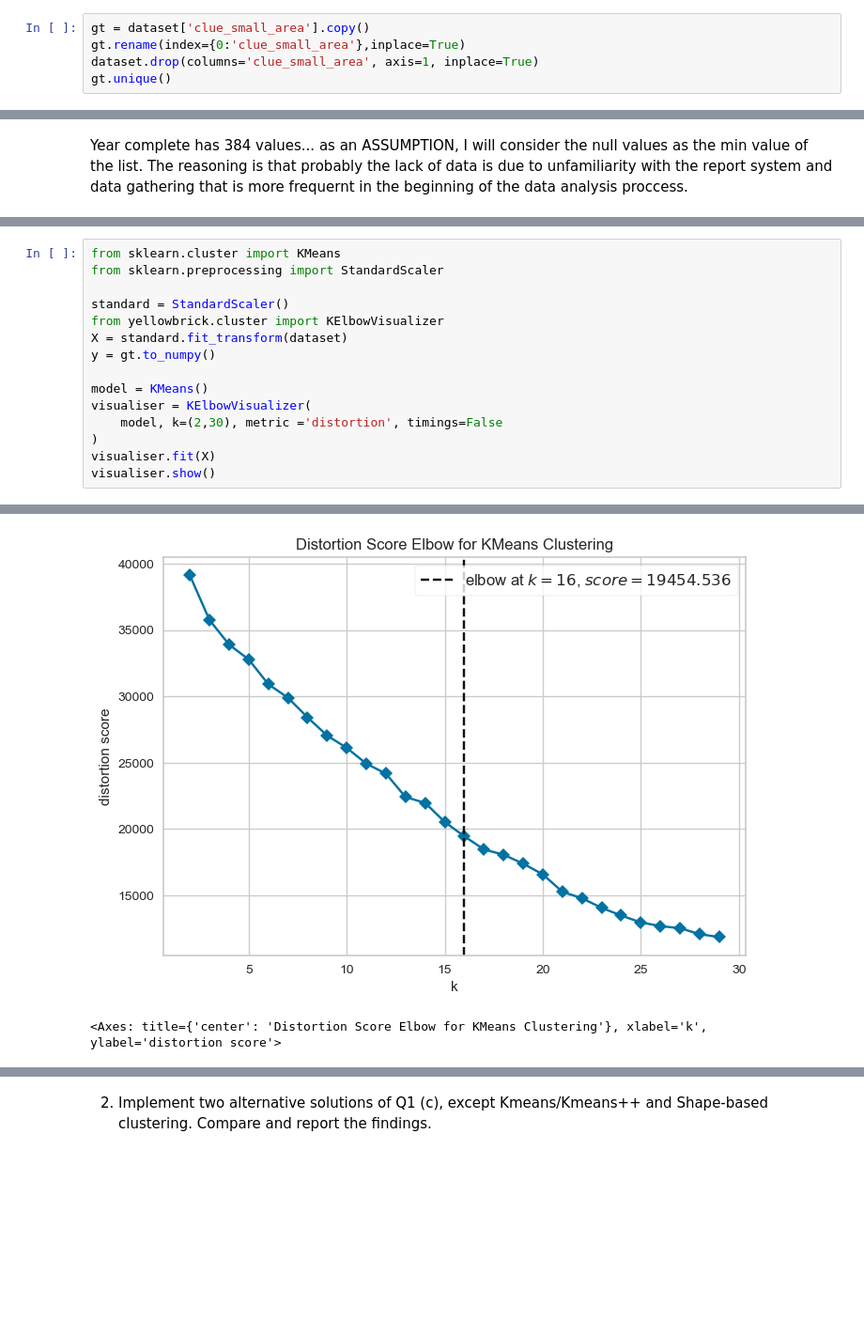
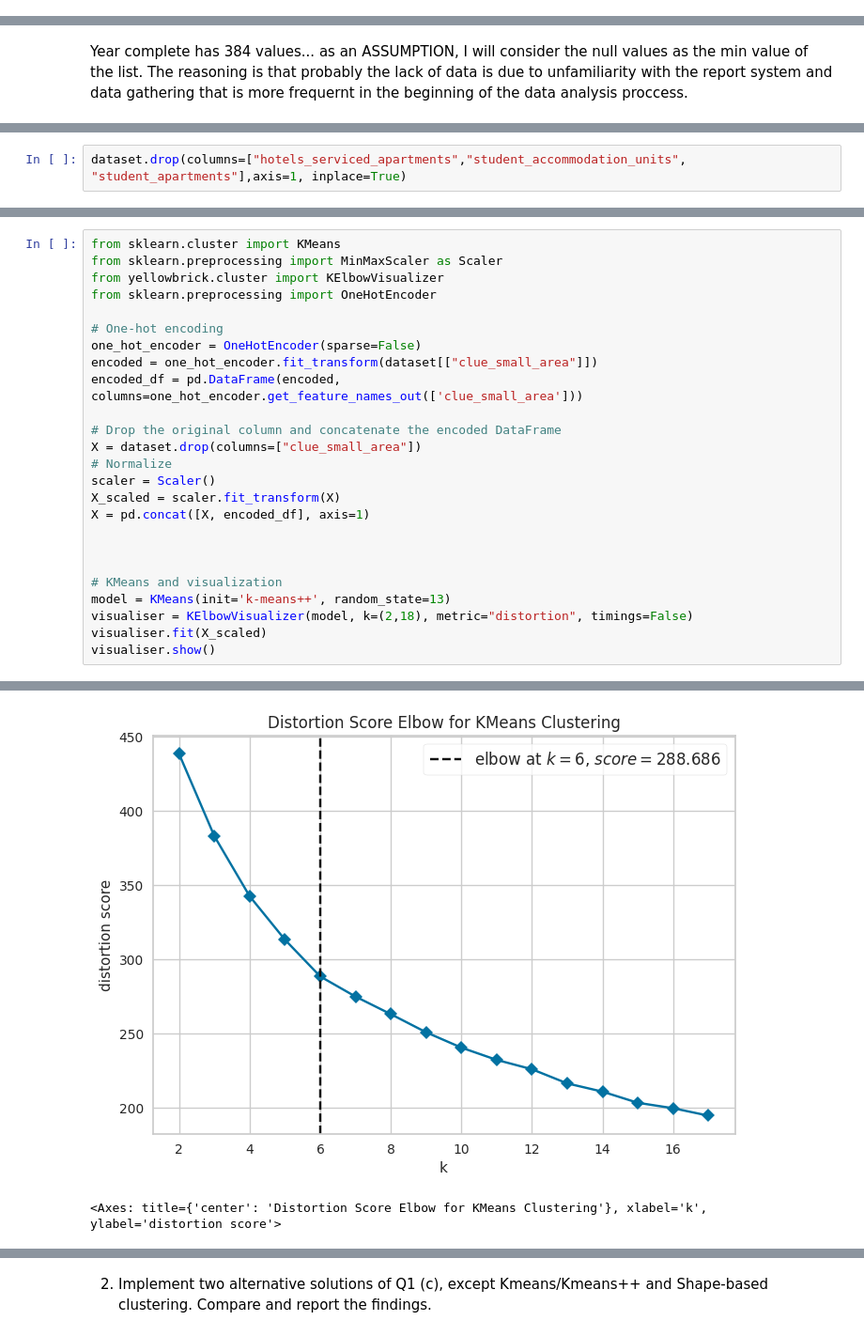
Before and after one commit to marsson/Ai_universityClass, a Jupyter notebook: week4/4.2C.ipynb, the cells around one changed output, grey strips where cells are left out. Shown at 94% size. Drawn from its saved outputs; the diff is of its cells as text; blank space fills up the shorter version.

```diff
--- a/week4/4.2C.ipynb
+++ b/week4/4.2C.ipynb
@@ -66,8 +66,3 @@ memory usage: 350.9+ KB
 None
 # %% [markdown]
 Now let's convert the other types of data. Start with clue_small_area
-# %%
-gt = dataset['clue_small_area'].copy()
-gt.rename(index={0:'clue_small_area'},inplace=True)
-dataset.drop(columns='clue_small_area', axis=1, inplace=True)
-gt.unique()
@@ -170,0 +182,2 @@ As shown below, we applied the elbow method from the KMeans algorithm. The solut
+# %%
+dataset.drop(columns=["hotels_serviced_apartments","student_accommodation_units", "student_apartments"],axis=1, inplace=True)
@@ -171,16 +196,26 @@ As shown below, we applied the elbow method from the KMeans algorithm. The solut
 # %%
 from sklearn.cluster import KMeans
-from sklearn.preprocessing import StandardScaler
+from sklearn.preprocessing import MinMaxScaler as Scaler
+from yellowbrick.cluster import KElbowVisualizer
+from sklearn.preprocessing import OneHotEncoder
 
-standard = StandardScaler()
-from yellowbrick.cluster import KElbowVisualizer
-X = standard.fit_transform(dataset)
-y = gt.to_numpy()
+# One-hot encoding
+one_hot_encoder = OneHotEncoder(sparse=False)
+encoded = one_hot_encoder.fit_transform(dataset[["clue_small_area"]])
+encoded_df = pd.DataFrame(encoded, columns=one_hot_encoder.get_feature_names_out(['clue_small_area']))
 
-model = KMeans()
-visualiser = KElbowVisualizer(
-    model, k=(2,30), metric ='distortion', timings=False
-)
-visualiser.fit(X)
+# Drop the original column and concatenate the encoded DataFrame
+X = dataset.drop(columns=["clue_small_area"])
+# Normalize
+scaler = Scaler()
+X_scaled = scaler.fit_transform(X)
+X = pd.concat([X, encoded_df], axis=1)
+
+
+
+# KMeans and visualization
+model = KMeans(init='k-means++', random_state=13)
+visualiser = KElbowVisualizer(model, k=(2,18), metric="distortion", timings=False)
+visualiser.fit(X_scaled)
 visualiser.show()
 # %% [output]
@@ -187,2 +239,2 @@ visualiser.show()
-[figure, old version]
+[figure, new version]
-<Axes: title={'center': 'Distortion Score Elbow for KMeans Clustering'}, xlabel='k', ylabel='distortion score'>
+<Axes: title={'center': 'Distortion Score Elbow for KMeans Clustering'}, xlabel='k', ylabel='distortion score'>
```
Also changed, not shown: parts of 28 cells of this notebook, 4 other files.
